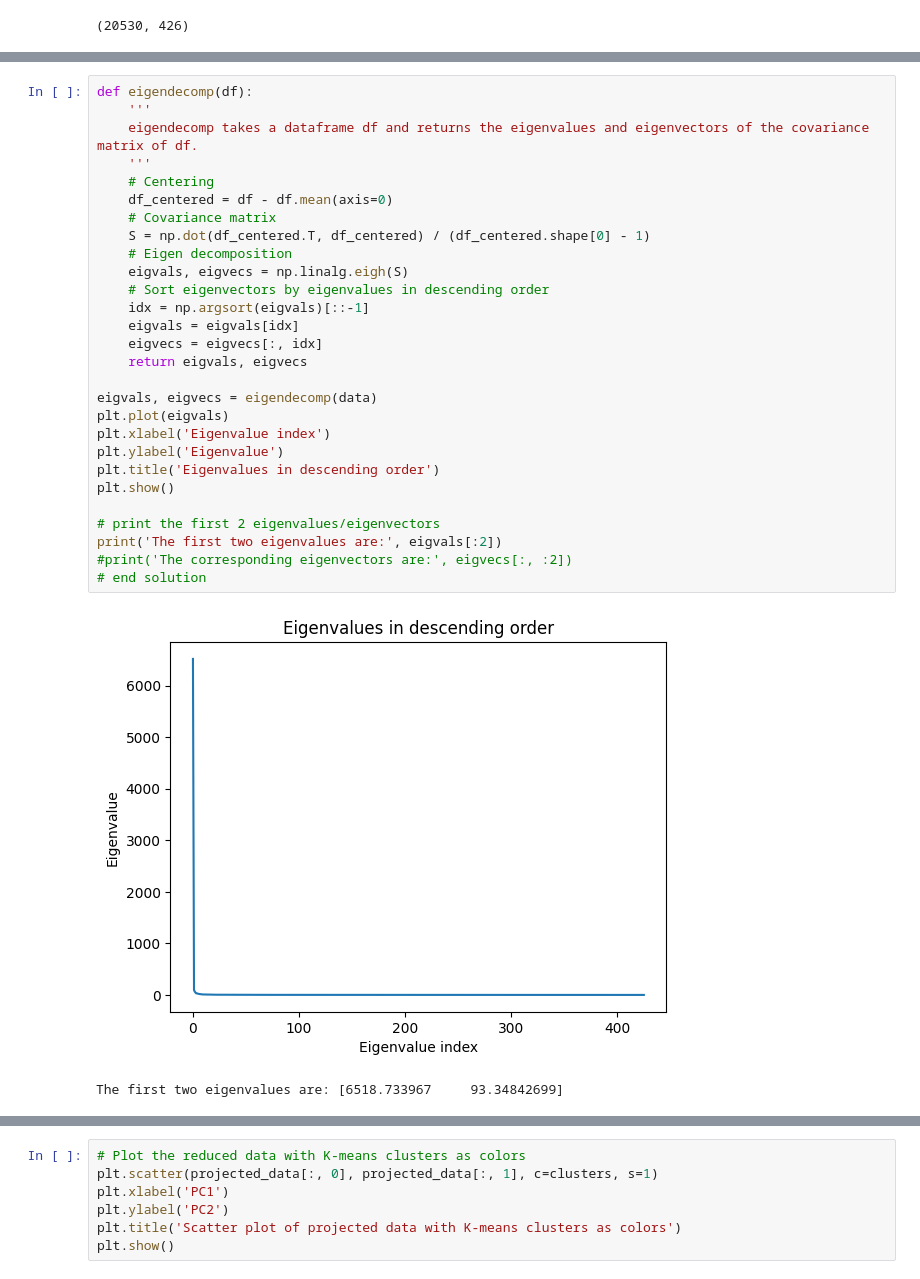
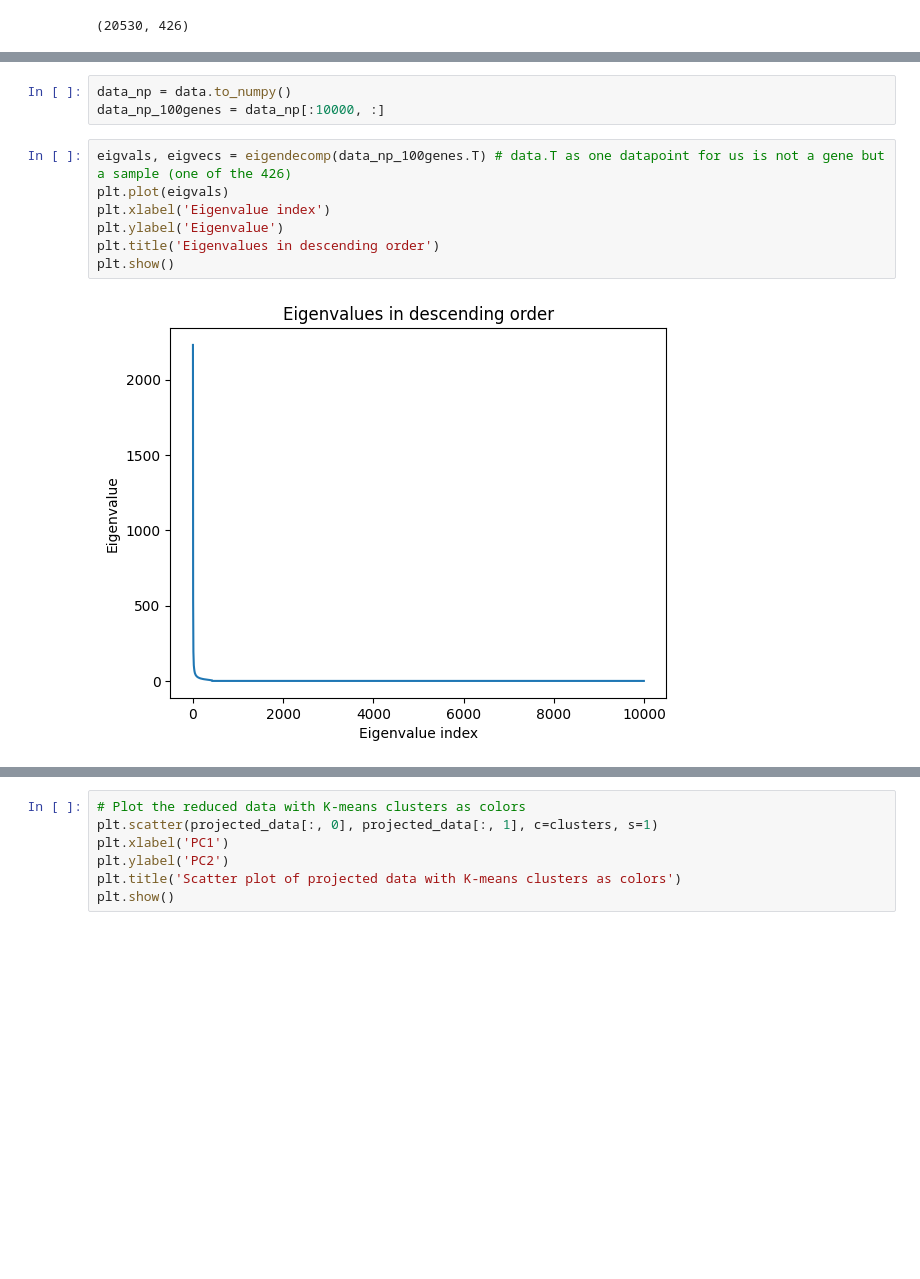
Before and after one commit to shashkat/Machine-Learning-for-Scientists-Group-Project, a Jupyter notebook: code/dimensionality_reduction.ipynb, the cells around one changed output, grey strips where cells are left out. Saved outputs shown, nothing was run; the diff lists cells and outputs as text; blank space fills up the shorter version.

```diff
--- a/code/dimensionality_reduction.ipynb
+++ b/code/dimensionality_reduction.ipynb
@@ -114,31 +81,12 @@ plt.show()
-# %%
-def eigendecomp(df):
-    '''
-    eigendecomp takes a dataframe df and returns the eigenvalues and eigenvectors of the covariance matrix of df.
-    '''
-    # Centering
-    df_centered = df - df.mean(axis=0)
-    # Covariance matrix
-    S = np.dot(df_centered.T, df_centered) / (df_centered.shape[0] - 1)
-    # Eigen decomposition
-    eigvals, eigvecs = np.linalg.eigh(S)
-    # Sort eigenvectors by eigenvalues in descending order
-    idx = np.argsort(eigvals)[::-1]
-    eigvals = eigvals[idx]
-    eigvecs = eigvecs[:, idx]
-    return eigvals, eigvecs
-
-eigvals, eigvecs = eigendecomp(data)
-plt.plot(eigvals)
-plt.xlabel('Eigenvalue index')
-plt.ylabel('Eigenvalue')
-plt.title('Eigenvalues in descending order')
-plt.show()
-
-# print the first 2 eigenvalues/eigenvectors
-print('The first two eigenvalues are:', eigvals[:2])
-#print('The corresponding eigenvectors are:', eigvecs[:, :2])
-# end solution
-# %% [output]
-[figure, removed]
-The first two eigenvalues are: [6518.733967     93.34842699]
+# %%
+data_np = data.to_numpy()
+data_np_100genes = data_np[:10000, :]
+# %%
+eigvals, eigvecs = eigendecomp(data_np_100genes.T) # data.T as one datapoint for us is not a gene but a sample (one of the 426)
+plt.plot(eigvals)
+plt.xlabel('Eigenvalue index')
+plt.ylabel('Eigenvalue')
+plt.title('Eigenvalues in descending order')
+plt.show()
+# %% [output]
+[figure, added]
```
Also changed, not shown: parts of 5 cells of this notebook, 4 other files.
